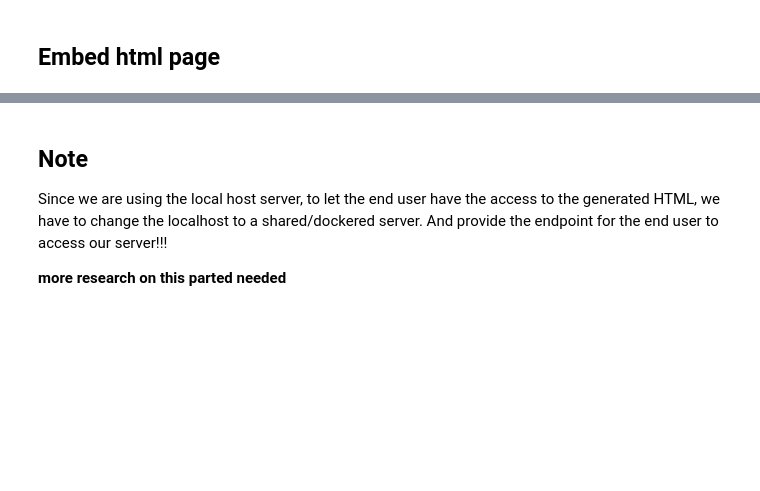
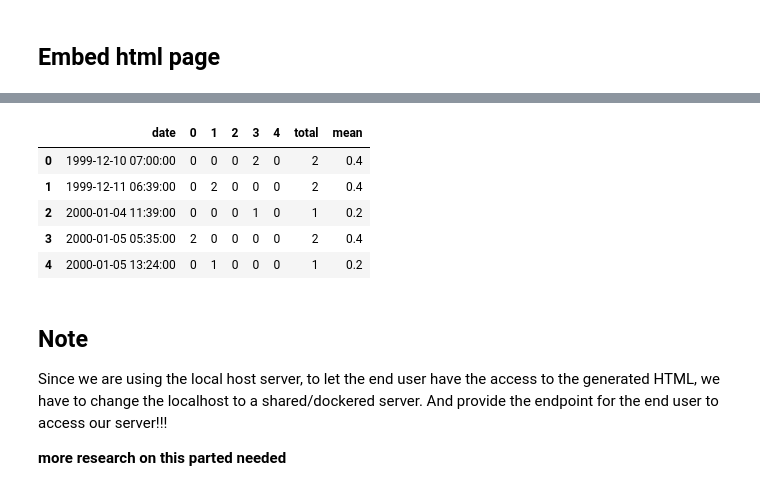
Before and after one commit to CodingWChris/PETS-marketplace-adv, a Jupyter notebook: algo/text_visualization/voyant_server.ipynb, the cells around one changed output, grey strips where cells are left out. Saved outputs shown, nothing was run; the diff lists cells and outputs as text; code cells hidden in the pictures; blank space fills up the shorter version.

Commit message:
done with interactive sentiment plot

```diff
--- a/algo/text_visualization/voyant_server.ipynb
+++ b/algo/text_visualization/voyant_server.ipynb
@@ -460,3 +464,13 @@ Press CTRL+C to quit
+# %%
+df = pd.read_csv('outputs/sentiment_analysis.csv')
+df.head()
+# %% [output]
+|  | date | 0 | 1 | 2 | 3 | 4 | total | mean |
+| 0 | 1999-12-10 07:00:00 | 0 | 0 | 0 | 2 | 0 | 2 | 0.4 |
+| 1 | 1999-12-11 06:39:00 | 0 | 2 | 0 | 0 | 0 | 2 | 0.4 |
+| 2 | 2000-01-04 11:39:00 | 0 | 0 | 0 | 1 | 0 | 1 | 0.2 |
+| 3 | 2000-01-05 05:35:00 | 2 | 0 | 0 | 0 | 0 | 2 | 0.4 |
+| 4 | 2000-01-05 13:24:00 | 0 | 1 | 0 | 0 | 0 | 1 | 0.2 |
 # %%
 def generate_local_voyant_html(text, output_path='../outputs/voyant_analysis.html', port=8888):
     """Generate a standalone HTML page with Voyant visualizations using local Voyant server"""
```
Also changed, not shown: parts of 3 cells of this notebook, 9 other files.
